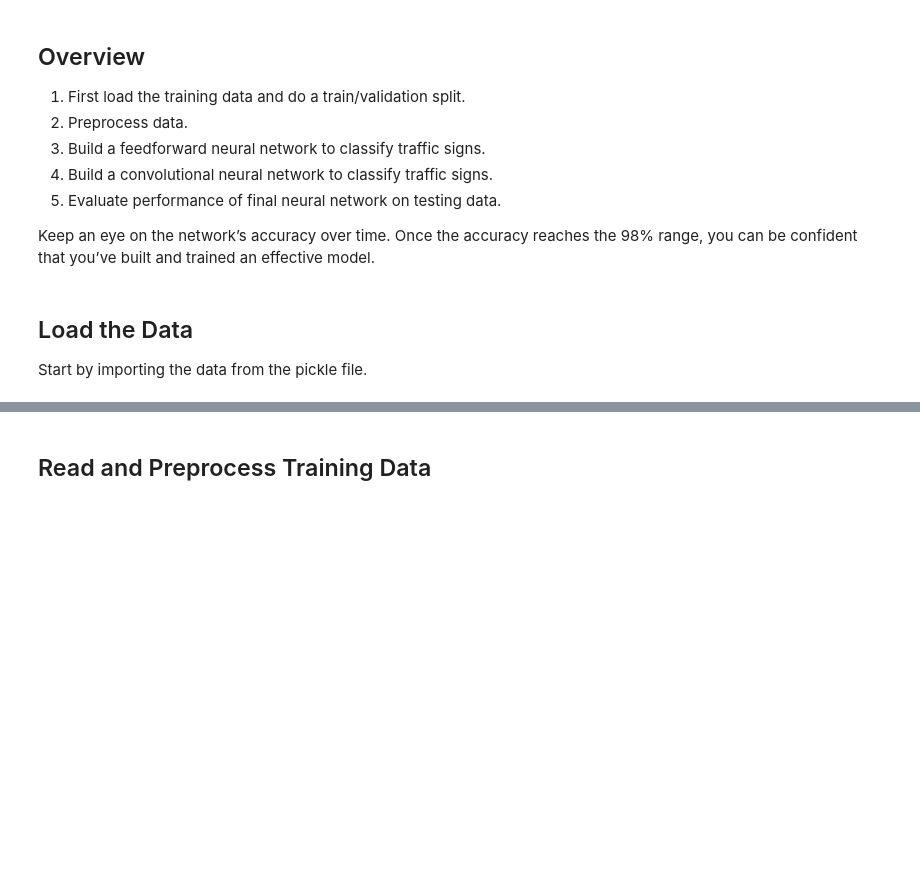
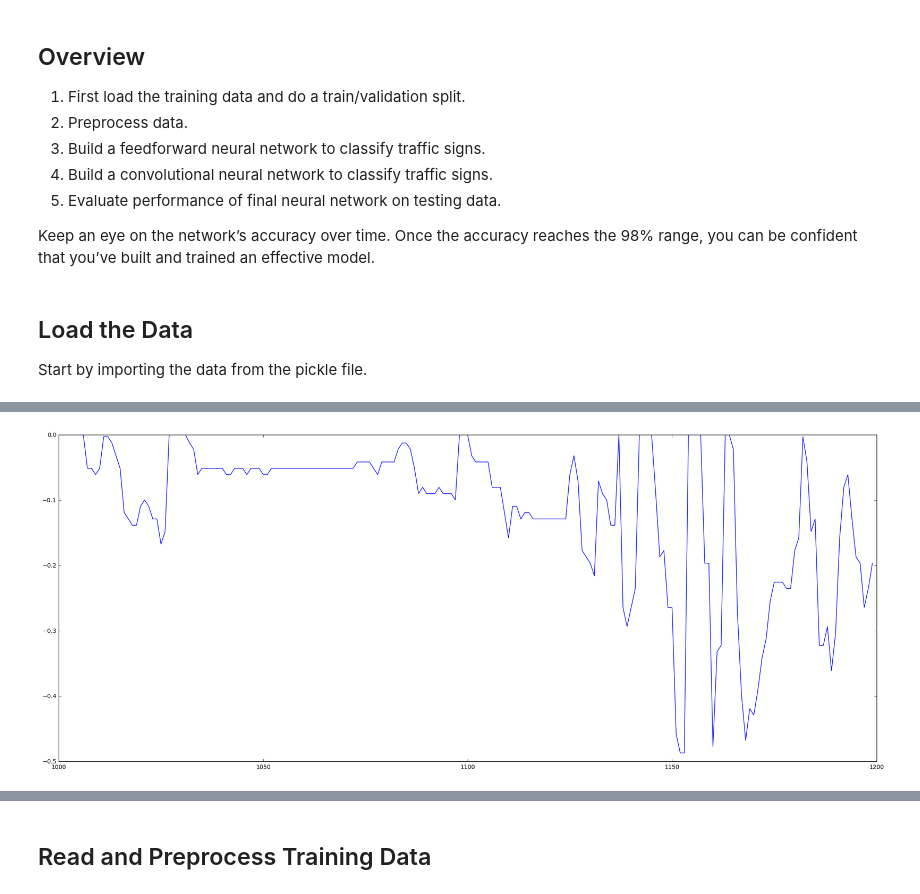
Before and after one commit to overtane/udacity-carnd-p3, a Jupyter notebook: nvidia-keras.ipynb, the cells around one changed output, grey strips where cells are left out. Cells and saved outputs as stored; diff of their text form; code cells hidden in the pictures; blank space fills up the shorter version.

```diff
--- a/nvidia-keras.ipynb
+++ b/nvidia-keras.ipynb
@@ -126,34 +131,36 @@ def smooth(x,window_len=11,window='hanning'):
     y=np.convolve(w/w.sum(),s,mode='valid')
     return y
 
 # First, design the Buterworth filter
 #N  = 10    # Filter order
 #rp = 1
 #Wn = 0.05 # Cutoff frequency
 #B, A = signal.butter(N, Wn, output='ba')
 #B, A = signal.cheby1(N, rp, Wn)
 
 # Second, apply the filter
 #filtered_angles = signal.filtfilt(B,A, df.loc[:,'steering'])
 
 a = df.loc[:,'steering'].astype('float')
 b = smooth(a,window_len=17, window='flat').astype('float')
 
 filtered_angles = b
 
 #x = np.arange(0, len(df))
 #y = df.loc[:,'steering']
 #tck = interpolate.splrep(x,y)
 #xnew = np.arange(0, len(df), 0.1)
 #ynew = interpolate.splev(xnew,tck,der=0)
 
 plt.figure(figsize=(25,10))
 #plt.plot(df.loc[3000:4000,'steering'], 'b-')
 #plt.plot(filtered_angles[3000:4000], 'r-')
-plt.plot(a[1000:2000], 'b-')
+plt.plot(a[1000:1200], 'b-')
 #plt.plot(b, 'r-')
 plt.show()
 #print(a[3000:4000], b[3000:4000])
+# %% [output]
+[figure, added]
 # %%
 # drop excess zero angles
 from sklearn.utils import shuffle
```
Also changed, not shown: parts of 24 cells of this notebook, 8 other files.
